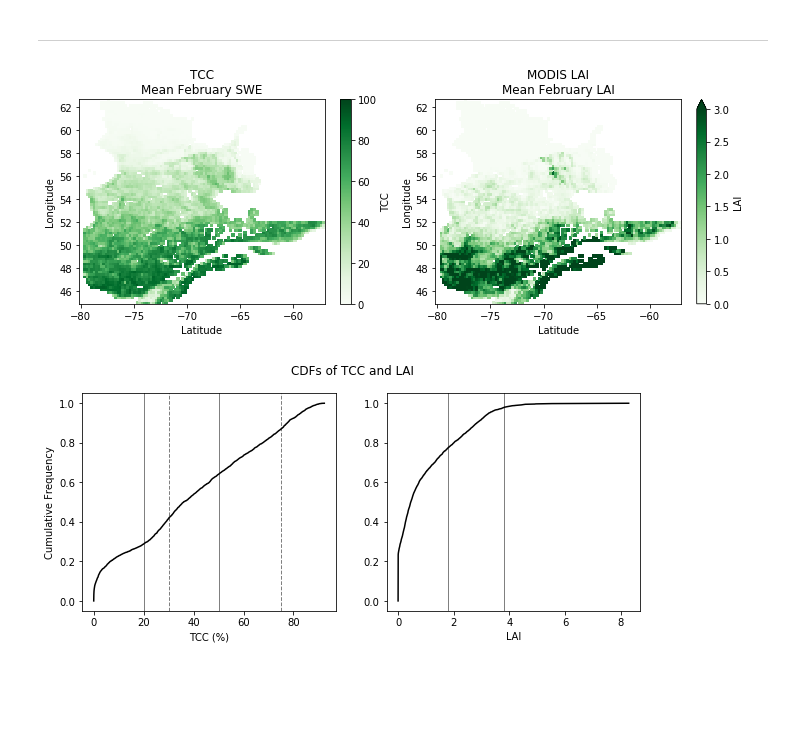
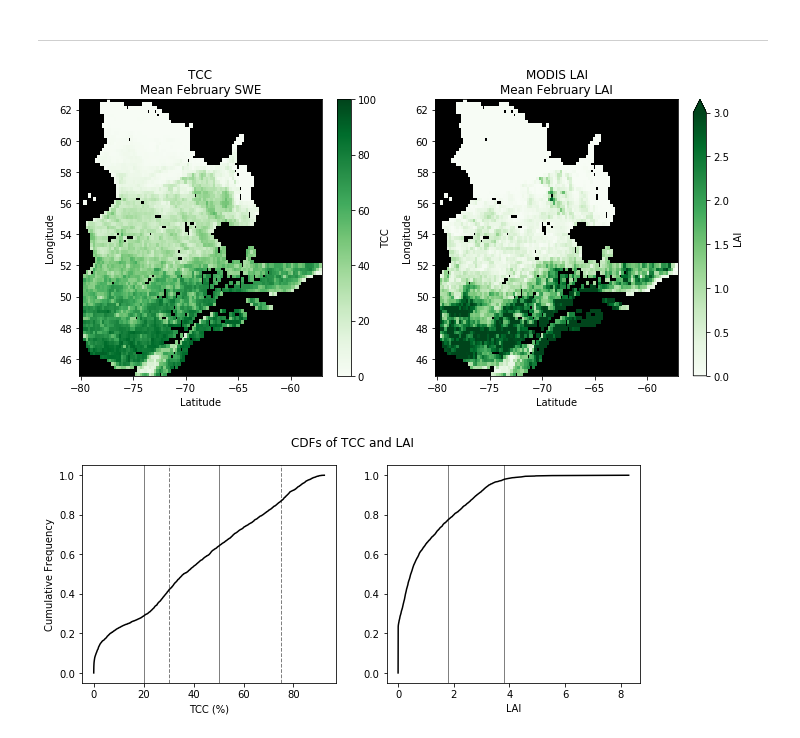
Before and after one commit to spestana/ssum, a Jupyter notebook: quebec-plots.ipynb, the cells around one changed output. Saved outputs shown, nothing was run; the diff lists cells and outputs as text; code cells hidden in the pictures; blank space fills up the shorter version.

```diff
--- a/quebec-plots.ipynb
+++ b/quebec-plots.ipynb
@@ -73,7 +73,7 @@ lai_cdf_df.to_csv('quebec_lai_CDF.csv')
 ---
 # %%
 ### Map plots ###
-fig, ax = plt.subplots(nrows=1,ncols=3,figsize=(15,4),tight_layout=True,gridspec_kw={'width_ratios': [1, 1, 1]})
+fig, ax = plt.subplots(nrows=1,ncols=3,figsize=(15,5),tight_layout=True,gridspec_kw={'width_ratios': [1, 1, 1]})
 [ax1, ax2, ax3] = ax.ravel()
 
 globsnow.plot(ax=ax1, vmin=0, vmax=200, cmap='Blues', cbar_kwargs={'label': 'SWE (mm)'})
@@ -92,6 +92,7 @@ ax3.set_title('NoahMP ECMWF\nMean February SWE')
 for this_ax in ax:
     this_ax.set_ylabel('Longitude')
     this_ax.set_xlabel('Latitude')
+    this_ax.set_facecolor("black")
 
 # save figure
 plt.savefig('quebec-swe-maps-mountainsmasked.jpg')
@@ -129,29 +130,30 @@ plt.savefig('quebec-swe-cdfs-mountainsmasked.jpg')
 ---
 # %%
 ### Map plots ###
-fig, ax = plt.subplots(nrows=1,ncols=2,figsize=(10,4),tight_layout=True,gridspec_kw={'width_ratios': [1, 1]})
+fig, ax = plt.subplots(nrows=1,ncols=2,figsize=(10,5),tight_layout=True,gridspec_kw={'width_ratios': [1, 1]})
 [ax1, ax2] = ax.ravel()
 
 # TCC map
 tcc.plot(ax=ax1, vmin=0, vmax=100, cmap='Greens', cbar_kwargs={'label': 'TCC'})
 
 # LAI map
 lai.plot(ax=ax2, vmin=0, vmax=3, cmap='Greens', cbar_kwargs={'label': 'LAI'})
 
 
 # format map plots
 ax1.set_title('TCC\nMean February SWE')
 ax2.set_title('MODIS LAI\nMean February LAI')
 
 for this_ax in ax:
     #this_ax.set_ylim(24,72)
     this_ax.set_ylabel('Longitude')
     this_ax.set_xlabel('Latitude')
+    this_ax.set_facecolor("black")
 
 # save figure
 plt.savefig('quebec-forest-maps-mountainsmasked.jpg')
 # %% [output]
-[figure, old version]
+[figure, new version]
 # %%
 ### CDF plot ###
 fig, [ax, ax2] = plt.subplots(nrows=1,ncols=2,figsize=(10,4),tight_layout=False)
```
Also changed, not shown: parts of 1 cell of this notebook, 6 other files.
